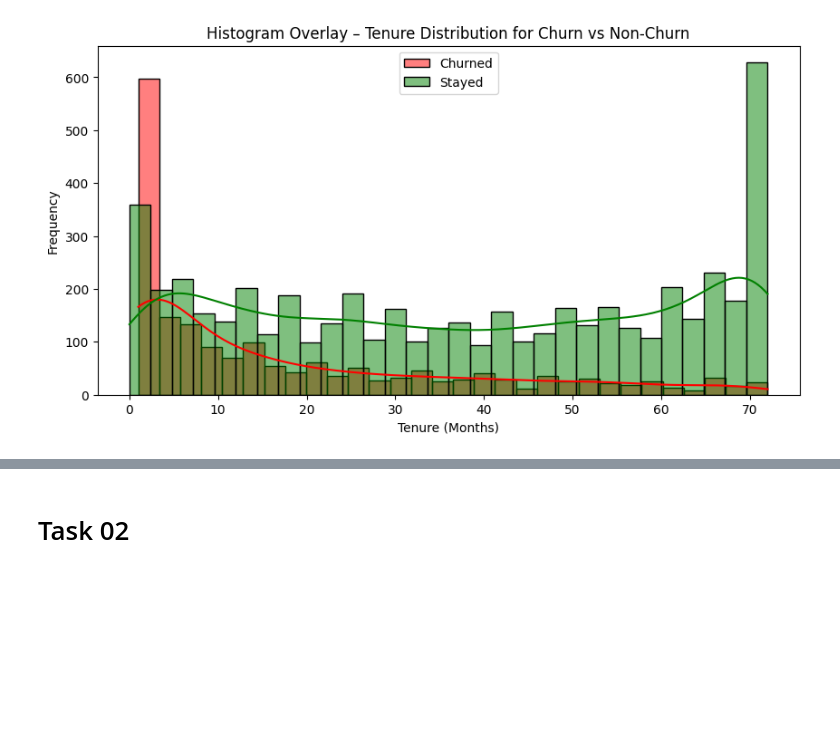
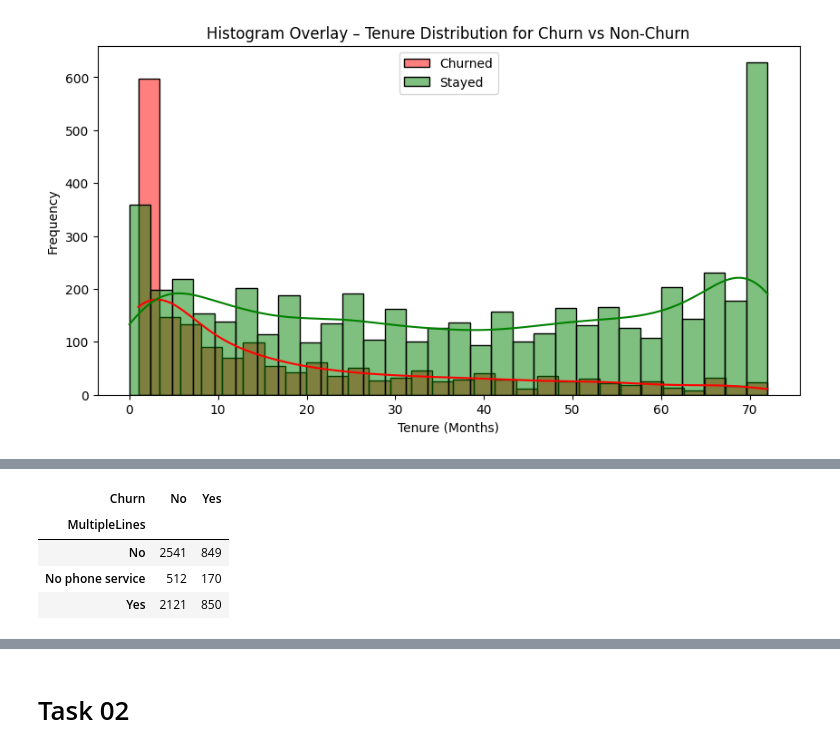
Before and after one commit to Wishmiii/Customer-Churn-Prediction-System-ML, a Jupyter notebook: CustomerChurnPredictionSystem.ipynb, the cells around one changed output, grey strips where cells are left out. Drawn from its saved outputs; the diff is of its cells as text; code cells hidden in the pictures; blank space fills up the shorter version.

```diff
--- a/CustomerChurnPredictionSystem.ipynb
+++ b/CustomerChurnPredictionSystem.ipynb
@@ -554,0 +568,9 @@ plt.show()
+# %%
+#Check how churn behaves for each category
+pd.crosstab(df['MultipleLines'],df['Churn'])
+# %% [output]
+| Churn | No | Yes |
+| MultipleLines |  |  |
+| No | 2541 | 849 |
+| No phone service | 512 | 170 |
+| Yes | 2121 | 850 |
```
Also changed, not shown: parts of 44 cells of this notebook.
